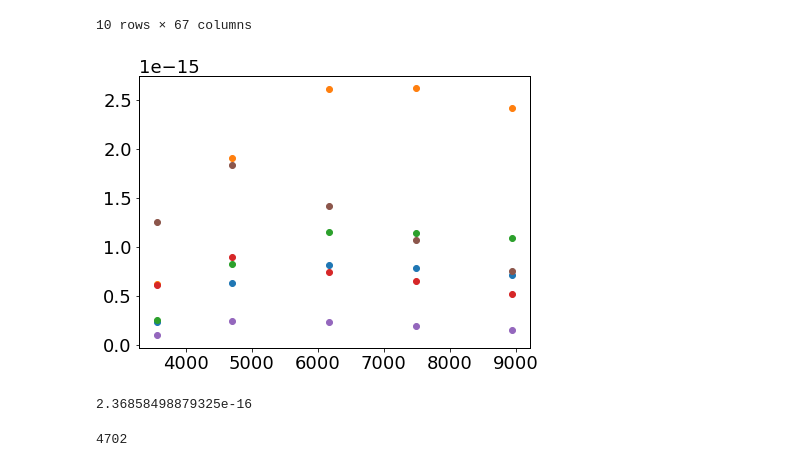
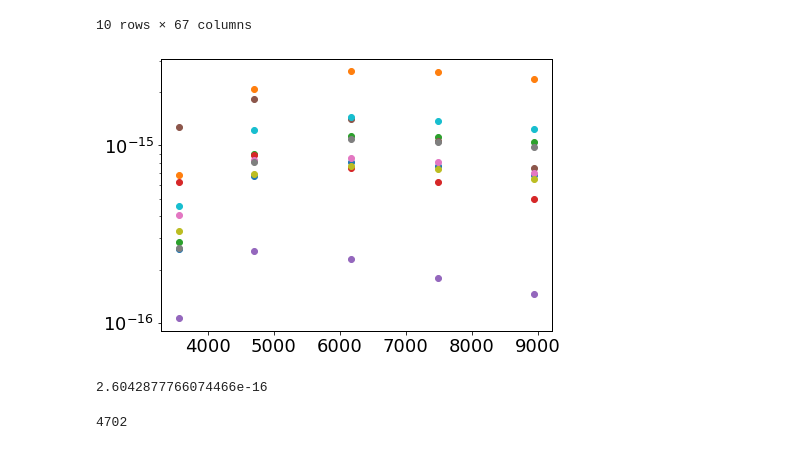
Before and after one commit to mlldantas/SEDFittingChallenge, a Jupyter notebook: sdss/Stripe82SDSS.ipynb, the cells around one changed output. Drawn from its saved outputs; the diff is of its cells as text; code cells hidden in the pictures.

```diff
--- a/sdss/Stripe82SDSS.ipynb
+++ b/sdss/Stripe82SDSS.ipynb
@@ -61,0 +62,6 @@ mag_ab_z = pd.DataFrame(stripe82_all['dered_z'] + stripe82_all['kcorrZ'] + offse
+# %%
+mag_ab_u = pd.DataFrame(stripe82_all['dered_u'].values + offset_u, columns=['mag_ab_u'])
+mag_ab_g = pd.DataFrame(stripe82_all['dered_g'].values + offset_g, columns=['mag_ab_g'])
+mag_ab_r = pd.DataFrame(stripe82_all['dered_r'].values + offset_r, columns=['mag_ab_r'])
+mag_ab_i = pd.DataFrame(stripe82_all['dered_i'].values + offset_i, columns=['mag_ab_i'])
+mag_ab_z = pd.DataFrame(stripe82_all['dered_z'].values + offset_z, columns=['mag_ab_z'])
@@ -336,24 +374,32 @@ random_subsample
 # %%
 plt.scatter(x=wl_pivot_all,
             y=random_subsample[['flux_la_u', 'flux_la_g', 'flux_la_r', 'flux_la_i', 'flux_la_z']].values[0])
 plt.scatter(x=wl_pivot_all,
             y=random_subsample[['flux_la_u', 'flux_la_g', 'flux_la_r', 'flux_la_i', 'flux_la_z']].values[1])
 plt.scatter(x=wl_pivot_all,
             y=random_subsample[['flux_la_u', 'flux_la_g', 'flux_la_r', 'flux_la_i', 'flux_la_z']].values[2])
 plt.scatter(x=wl_pivot_all,
             y=random_subsample[['flux_la_u', 'flux_la_g', 'flux_la_r', 'flux_la_i', 'flux_la_z']].values[3])
 plt.scatter(x=wl_pivot_all,
             y=random_subsample[['flux_la_u', 'flux_la_g', 'flux_la_r', 'flux_la_i', 'flux_la_z']].values[4])
 plt.scatter(x=wl_pivot_all,
             y=random_subsample[['flux_la_u', 'flux_la_g', 'flux_la_r', 'flux_la_i', 'flux_la_z']].values[5])
-
+plt.scatter(x=wl_pivot_all,
+            y=random_subsample[['flux_la_u', 'flux_la_g', 'flux_la_r', 'flux_la_i', 'flux_la_z']].values[6])
+plt.scatter(x=wl_pivot_all,
+            y=random_subsample[['flux_la_u', 'flux_la_g', 'flux_la_r', 'flux_la_i', 'flux_la_z']].values[7])
+plt.scatter(x=wl_pivot_all,
+            y=random_subsample[['flux_la_u', 'flux_la_g', 'flux_la_r', 'flux_la_i', 'flux_la_z']].values[8])
+plt.scatter(x=wl_pivot_all,
+            y=random_subsample[['flux_la_u', 'flux_la_g', 'flux_la_r', 'flux_la_i', 'flux_la_z']].values[9])
+plt.yscale('log')
 plt.show()
 # %% [output]
-[figure, old version]
+[figure, new version]
 # %%
 random_subsample['flux_la_u'].iloc[0]
 # %% [output]
-2.36858498879325e-16
+2.6042877766074466e-16
 # %%
 wl_pivot_g
 # %% [output]
```
Also changed, not shown: parts of 5 cells of this notebook.
